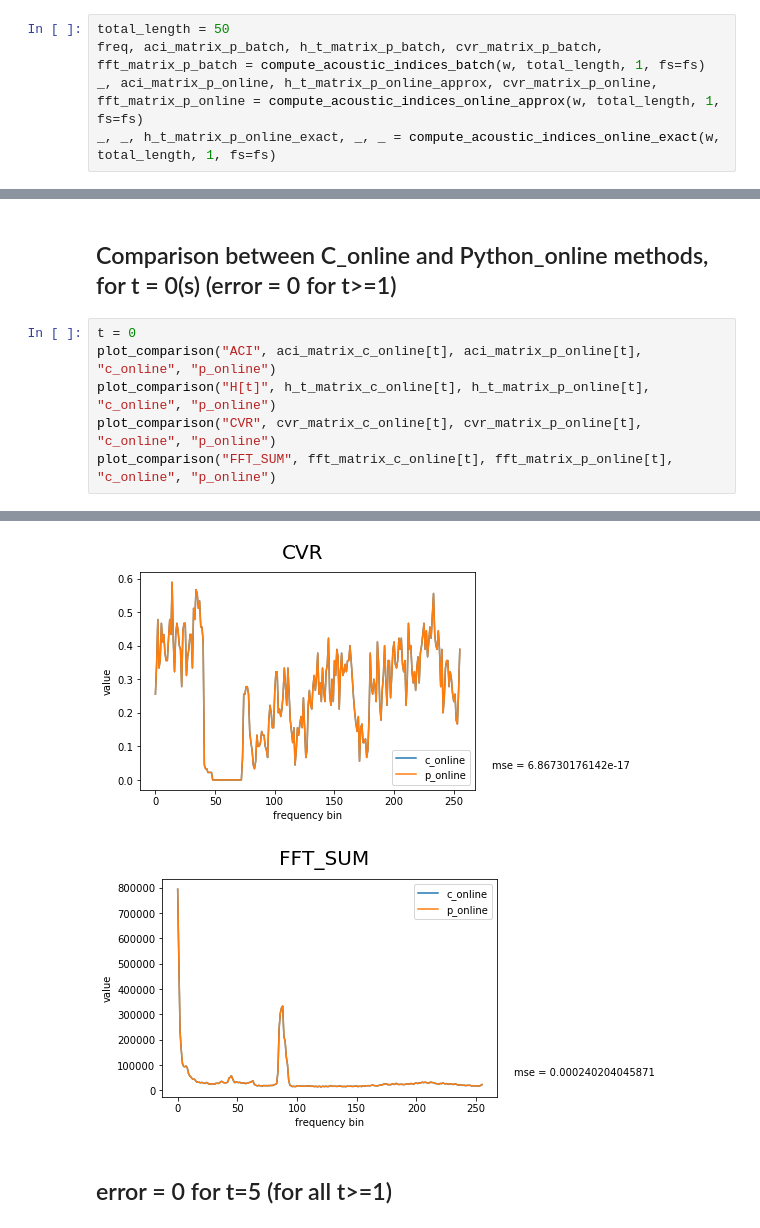
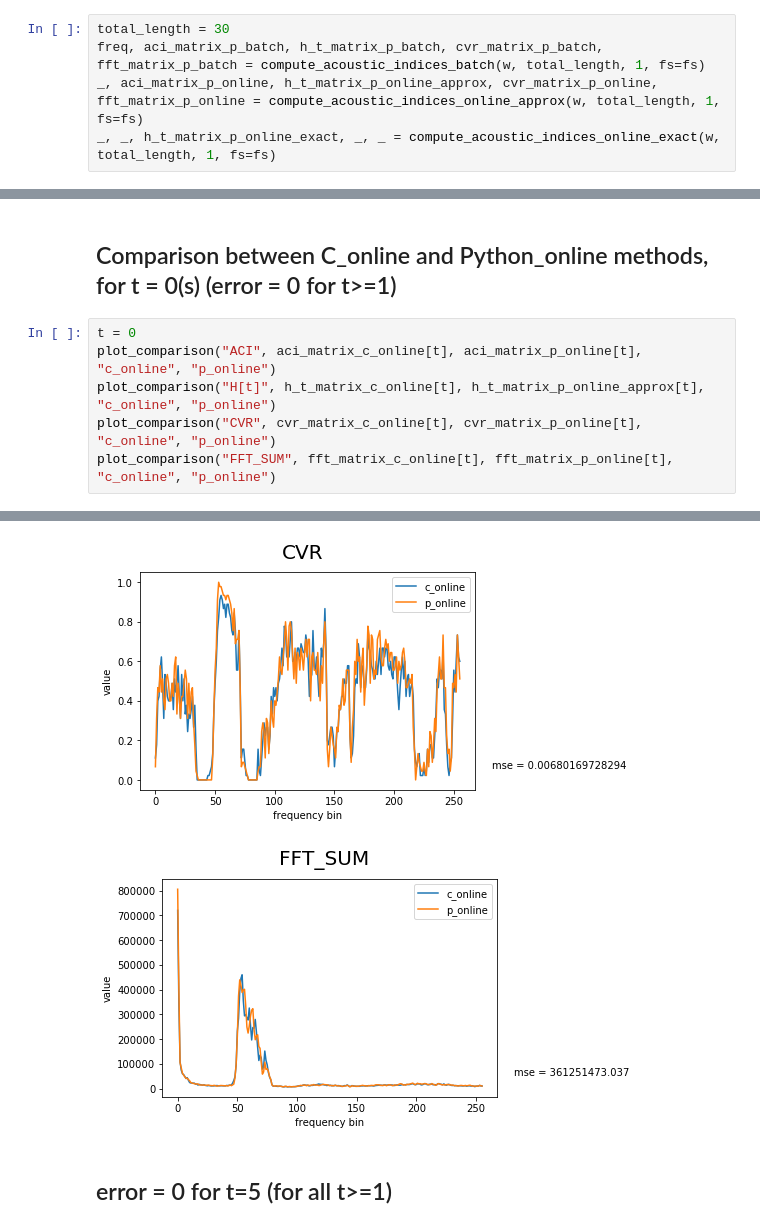
Before and after one commit to kwea123/acoustic-indices, a Jupyter notebook: 100_1030am_NewForest_Bee.ipynb, the cells around one changed output, grey strips where cells are left out. Drawn from its saved outputs; the diff is of its cells as text.

```diff
--- a/100_1030am_NewForest_Bee.ipynb
+++ b/100_1030am_NewForest_Bee.ipynb
@@ -305,5 +305,5 @@ plt.plot(w)
 # %%
-total_length = 50
+total_length = 30
 freq, aci_matrix_p_batch, h_t_matrix_p_batch, cvr_matrix_p_batch, fft_matrix_p_batch = compute_acoustic_indices_batch(w, total_length, 1, fs=fs)
 _, aci_matrix_p_online, h_t_matrix_p_online_approx, cvr_matrix_p_online, fft_matrix_p_online = compute_acoustic_indices_online_approx(w, total_length, 1, fs=fs)
 _, _, h_t_matrix_p_online_exact, _, _ = compute_acoustic_indices_online_exact(w, total_length, 1, fs=fs)
@@ -377,7 +377,7 @@ fft_matrix_c_online = data[3]
 # %%
 t = 0
 plot_comparison("ACI", aci_matrix_c_online[t], aci_matrix_p_online[t], "c_online", "p_online")
-plot_comparison("H[t]", h_t_matrix_c_online[t], h_t_matrix_p_online[t], "c_online", "p_online")
+plot_comparison("H[t]", h_t_matrix_c_online[t], h_t_matrix_p_online_approx[t], "c_online", "p_online")
 plot_comparison("CVR", cvr_matrix_c_online[t], cvr_matrix_p_online[t], "c_online", "p_online")
 plot_comparison("FFT_SUM", fft_matrix_c_online[t], fft_matrix_p_online[t], "c_online", "p_online")
 # %% [output]
@@ -386,5 +386,5 @@ plot_comparison("FFT_SUM", fft_matrix_c_online[t], fft_matrix_p_online[t], "c_on
-[figure, old version]
+[figure, new version]
-[figure, old version]
+[figure, new version]
 # %% [markdown]
 <h2> error = 0 for t=5 (for all t>=1) </h2>
 # %%
```
Also changed, not shown: parts of 4 cells of this notebook.
